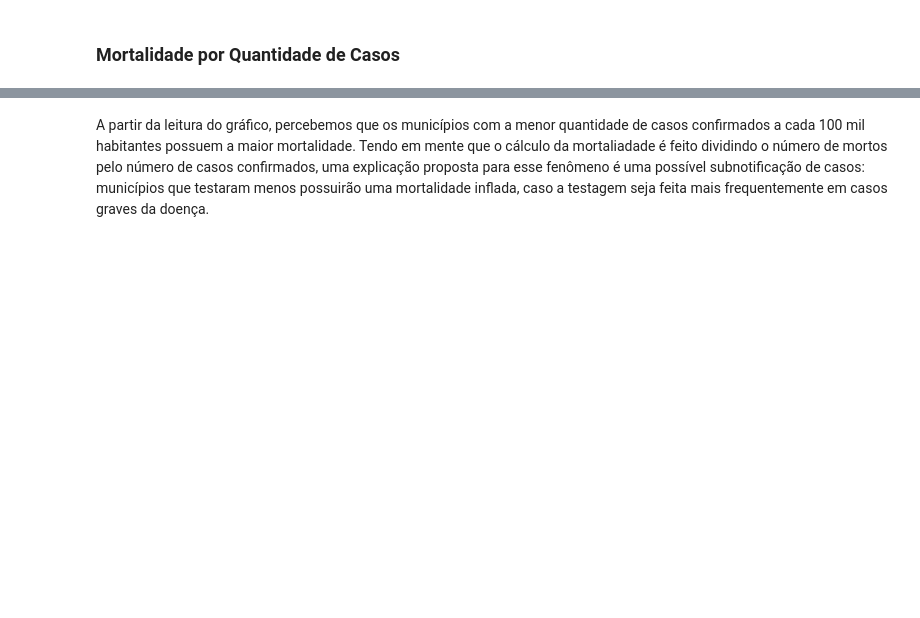
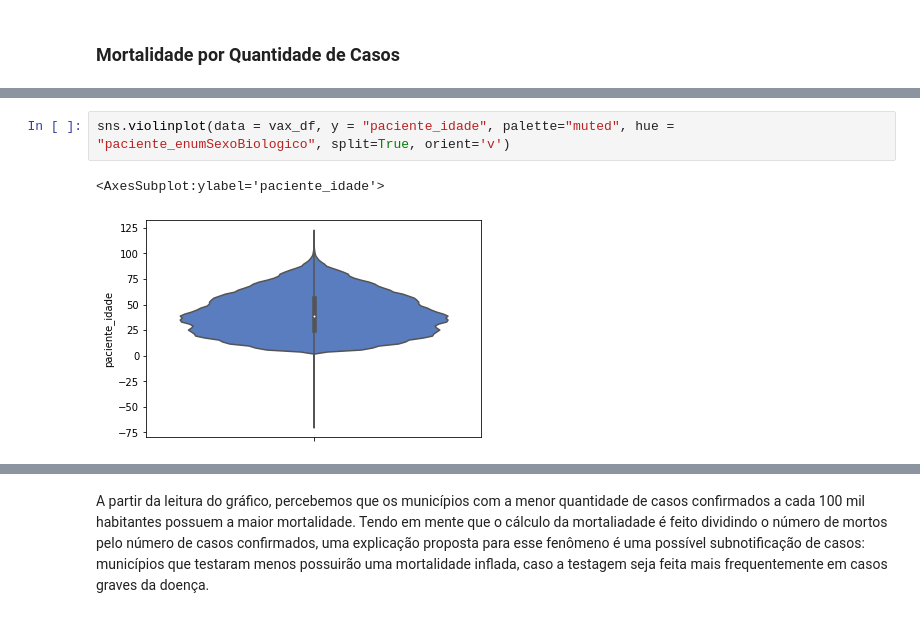
Before and after one commit to maxbarbosa/data-science-final-project, a Jupyter notebook: graphs.ipynb, the cells around one changed output, grey strips where cells are left out. Cells and saved outputs as stored; diff of their text form; blank space fills up the shorter version.

```diff
--- a/graphs.ipynb
+++ b/graphs.ipynb
@@ -74,3 +104,8 @@ O Histograma acima lida com o número absoluto de vacinações. Isto é, cada do
+# %%
+sns.violinplot(data = vax_df, y = "paciente_idade", palette="muted", hue = "paciente_enumSexoBiologico", split=True, orient='v')
+# %% [output]
+<AxesSubplot:ylabel='paciente_idade'>
+[figure, added]
 # %%
 lin_drt = sns.lineplot(data=casos_df, x='confirmed_per_100k_inhabitants', y='death_rate', color='black')
 lin_drt.set_xlabel('Casos a cada 100 mil habitantes')
```
Also changed, not shown: parts of 18 cells of this notebook, 5 other files.
